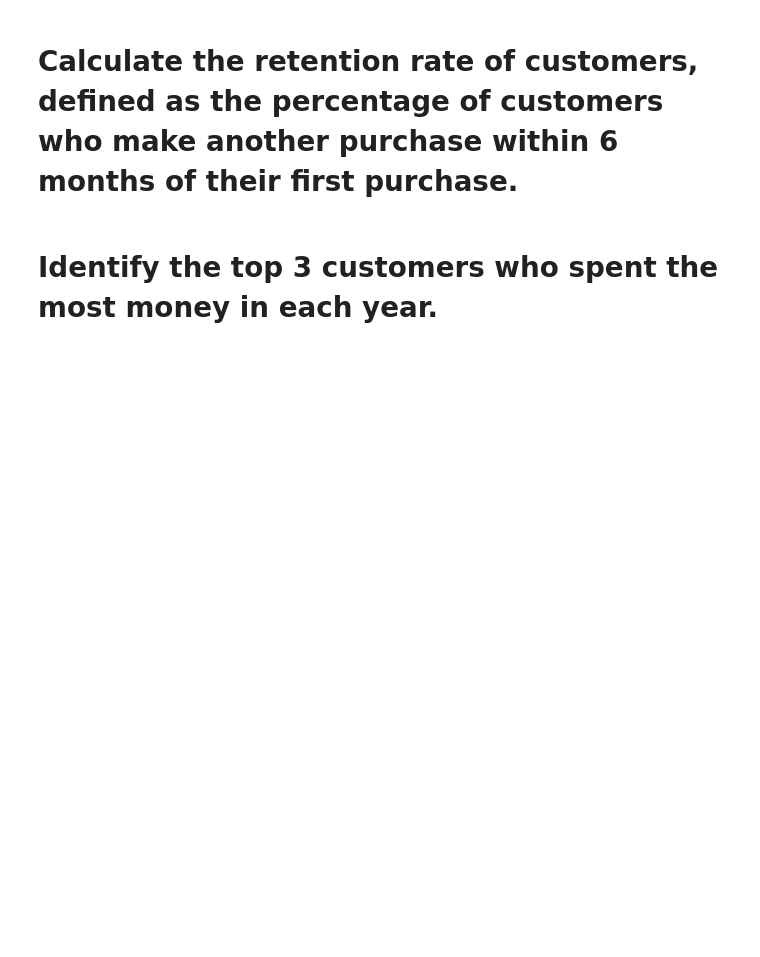
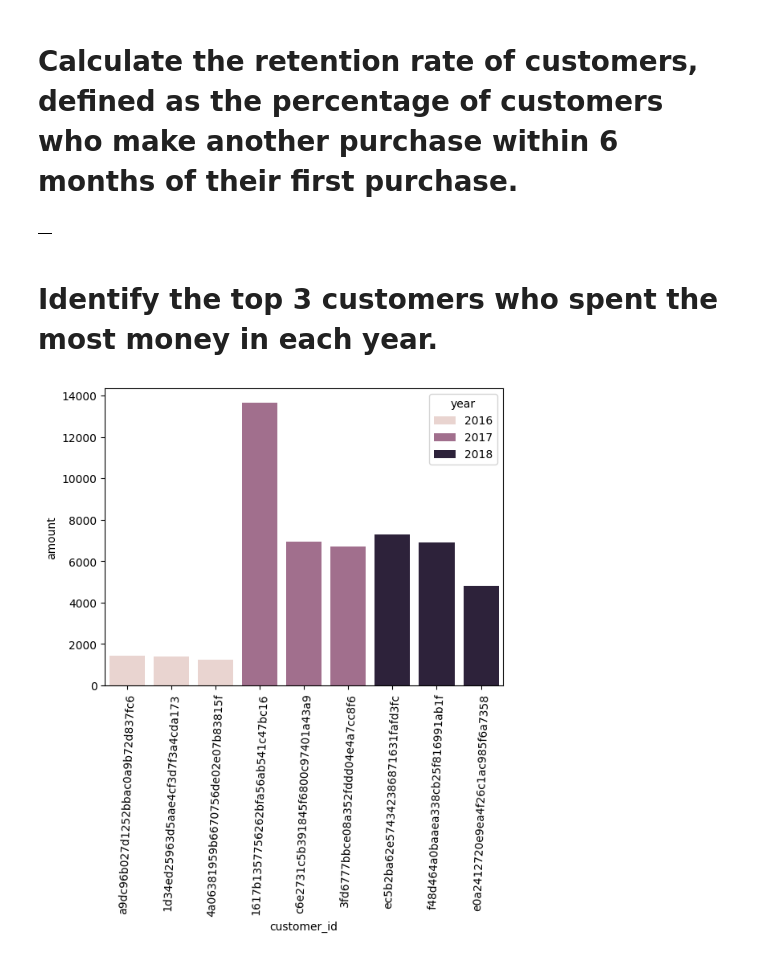
Before and after one commit to pankajkumarphe21/analysis, a Jupyter notebook: python_sql.ipynb, the cells around one changed output. Saved outputs shown, nothing was run; the diff lists cells and outputs as text; code cells hidden in the pictures; blank space fills up the shorter version.

```diff
--- a/python_sql.ipynb
+++ b/python_sql.ipynb
@@ -267,4 +279,38 @@ df
 # %% [markdown]
 # Calculate the retention rate of customers, defined as the percentage of customers who make another purchase within 6 months of their first purchase.
+# %%
+query="""with temp as (select customers.customer_id,
+min(orders.order_purchase_timestamp) first_purchase
+from ecommerce.customers join ecommerce.orders
+on ecommerce.customers.customer_id= ecommerce.orders.customer_id
+group by ecommerce.customers.customer_id)
+select temp.customer_id,count(distinct orders.order_purchase_timestamp) from temp join ecommerce.orders
+on temp.customer_id=orders.customer_id and ecommerce.orders.order_purchase_timestamp>temp.first_purchase
+and ecommerce.orders.order_purchase_timestamp<date_add(temp.first_purchase ,interval 6 month)
+group by temp.customer_id;
+"""
+cur.execute(query)
+data=cur.fetchall()
+df=pd.DataFrame(data)
+df
+# %% [output]
+|  |
 # %% [markdown]
 # Identify the top 3 customers who spent the most money in each year.
+# %%
+query="""select years,customer_id,payment,d_rank from
+(select year(orders.order_purchase_timestamp) years,orders.customer_id,sum(payments.payment_value) payment,
+dense_rank() over (partition by year(orders.order_purchase_timestamp) order by sum(payments.payment_value) desc) d_rank
+from orders join payments on payments.order_id=orders.order_id
+group by year(orders.order_purchase_timestamp),orders.customer_id
+) as a
+where d_rank<=3
+"""
+cur.execute(query)
+data=cur.fetchall()
+df=pd.DataFrame(data,columns=['year','customer_id','amount','rank'])
+sns.barplot(x='customer_id',y='amount',data=df,hue='year')
+plt.xticks(rotation=88)
+plt.show()
+# %% [output]
+[figure, added]
```
Also changed, not shown: parts of 1 cell of this notebook.
